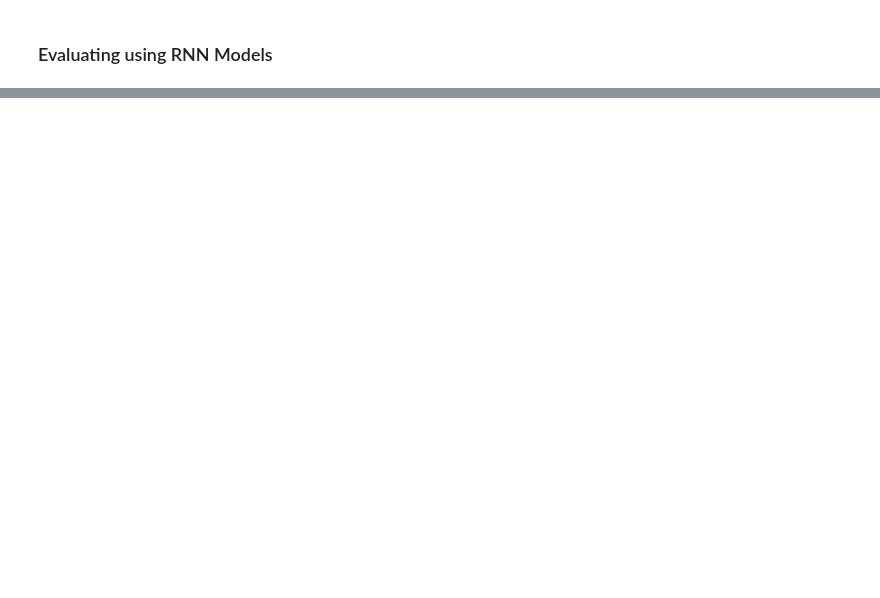
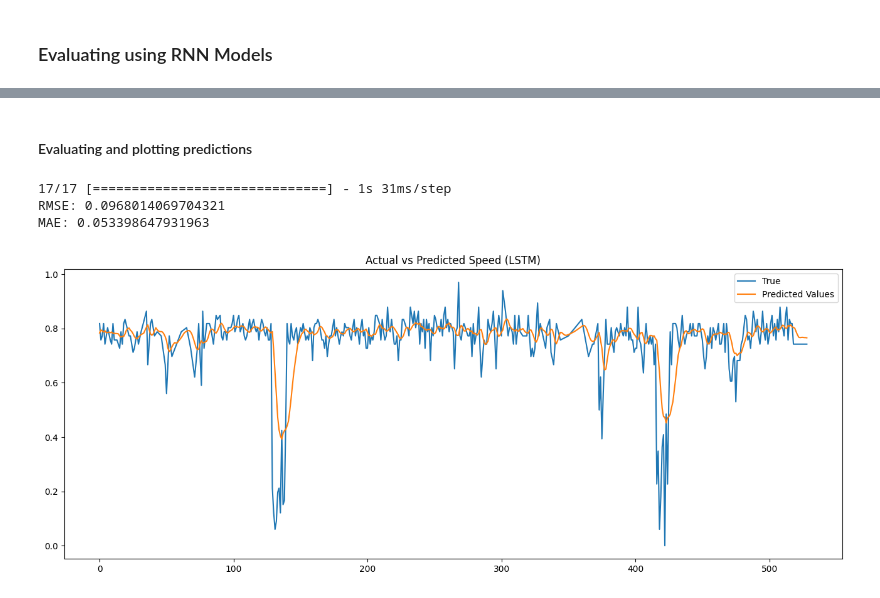
Before and after one commit to spate738/AISE4010-Group7-Project, a Jupyter notebook: realTraffic.ipynb, the cells around one changed output, grey strips where cells are left out. Saved outputs shown, nothing was run; the diff lists cells and outputs as text; code cells hidden in the pictures; blank space fills up the shorter version.

```diff
--- a/realTraffic.ipynb
+++ b/realTraffic.ipynb
@@ -648,0 +801,23 @@ RNN Test: 'Travel Time' MAE: 0.005610475783189273
+# %% [markdown]
+#### Evaluating and plotting predictions
+# %%
+#Speed
+#Analyze the model's performance with RMSE and MAE using the test data
+ys_pred_LSTM = modelLSTM_s.predict(Xs_test)
+LSTM_rmse_s = np.sqrt(mean_squared_error(ys_test, ys_pred_LSTM))
+LSTM_mae_s = mean_absolute_error(ys_test, ys_pred_LSTM)
+print('RMSE:', LSTM_rmse_s)
+print('MAE:', LSTM_mae_s)
+
+#visualize the model's predictions with the predicted data and the actual test data
+plt.figure(figsize=(16, 6))
+plt.plot(ys_test, label='True')
+plt.plot(ys_pred_LSTM.flatten(), label='Predicted Values')
+plt.title('Actual vs Predicted Speed (LSTM)')
+plt.legend()
+plt.show()
+# %% [output]
+17/17 [==============================] - 1s 31ms/step
+RMSE: 0.0968014069704321
+MAE: 0.053398647931963
+[figure, added]
```
Also changed, not shown: parts of 29 cells of this notebook.
